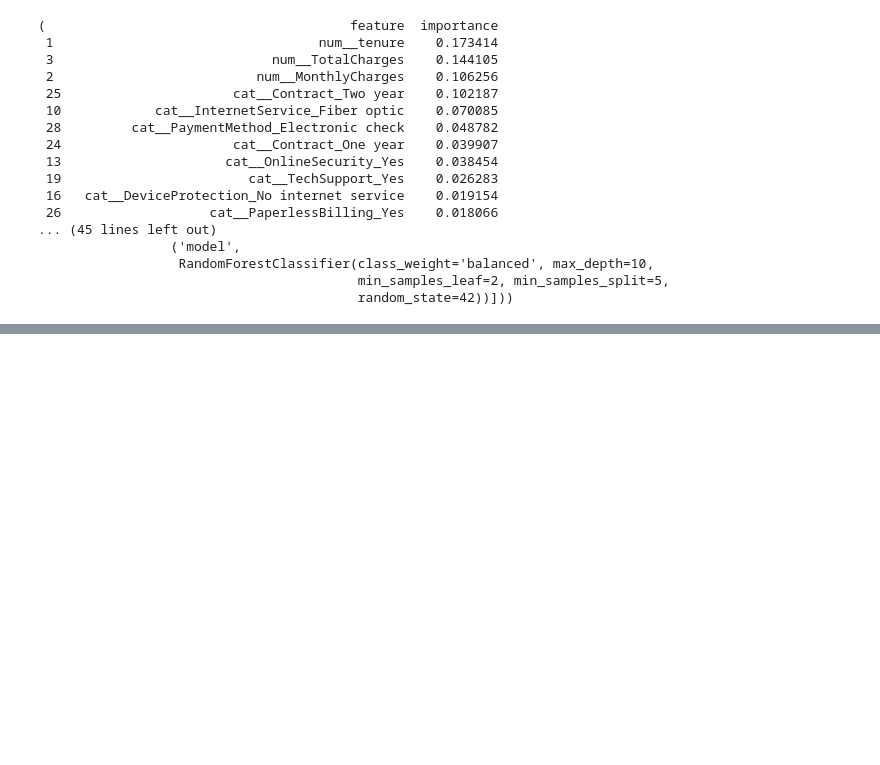
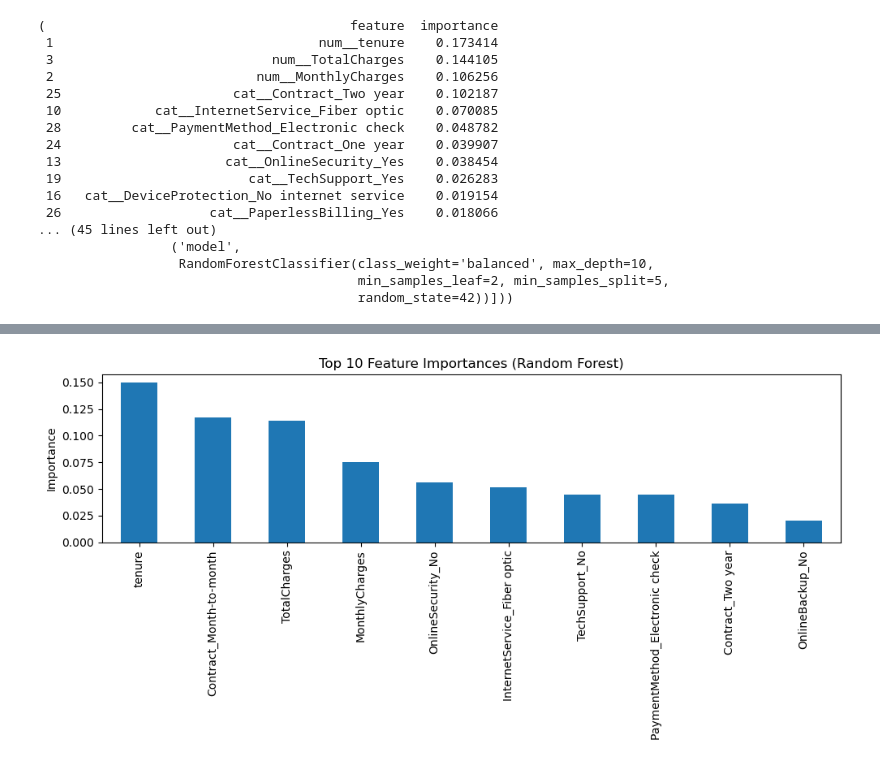
Before and after one commit to hhnguyen72/customers_churn, a Jupyter notebook: assignment.ipynb, the cells around one changed output, grey strips where cells are left out. Cells and saved outputs as stored; diff of their text form; code cells hidden in the pictures; blank space fills up the shorter version.

```diff
--- a/assignment.ipynb
+++ b/assignment.ipynb
@@ -358,3 +334,96 @@ weighted avg       0.80      0.77      0.78      1409
                   RandomForestClassifier(class_weight='balanced', max_depth=10,
                                          min_samples_leaf=2, min_samples_split=5,
                                          random_state=42))]))
+# %%
+df = pd.read_csv("data/anon_cust_data.csv")
+# Drop ID-like column
+if "Unnamed: 0" in df.columns:
+    df = df.drop(columns="Unnamed: 0")
+# Make TotalCharges numeric
+df["TotalCharges"] = pd.to_numeric(df["TotalCharges"], errors="coerce")
+# Drop rows with missing TotalCharges (simple and usually safe for this dataset)
+df = df.dropna(subset=["TotalCharges"])
+# Make object columns into string dtype (for OneHotEncoder)
+df = df.astype({col: "string" for col in df.select_dtypes(include="object").columns})
+print("Data shape after cleaning:", df.shape)
+print(df["Churn"].value_counts())
+
+# ================== SPLIT FEATURES / TARGET ==================
+X = df.drop(columns="Churn")
+y = df["Churn"]   # labels: "Yes" or "No"
+X_train, X_test, y_train, y_test = train_test_split(
+    X, y, test_size=0.2, random_state=42, stratify=y
+)
+# ================== PREPROCESSING ==================
+numeric_features = X.select_dtypes(include=["int64", "float64"]).columns.tolist()
+categorical_features = X.select_dtypes(exclude=["int64", "float64"]).columns.tolist()
+numeric_transformer = Pipeline(steps=[
+    ("imputer", SimpleImputer(strategy="mean")),
+    ("scaler", StandardScaler())
+])
+categorical_transformer = Pipeline(steps=[
+    ("onehot", OneHotEncoder(sparse_output=False, handle_unknown="ignore"))
+])
+preprocessor = ColumnTransformer(
+    transformers=[
+        ("num", numeric_transformer, numeric_features),
+        ("cat", categorical_transformer, categorical_features),
+    ]
+)
+# ================== RANDOM FOREST + GRID SEARCH ==================
+rf_base = RandomForestClassifier(random_state=42, n_jobs=-1)
+model_pipeline = Pipeline(steps=[
+    ("preprocess", preprocessor),
+    ("model", rf_base),
+])
+param_grid = {
+    "model__n_estimators": [100, 200, 300],
+    "model__max_depth": [None, 5, 10, 20],
+    "model__min_samples_split": [2, 5, 10],
+    "model__min_samples_leaf": [1, 2, 4],
+    "model__max_features": ["sqrt", "log2"]
+}
+grid_search = GridSearchCV(
+    model_pipeline,
+    param_grid=param_grid,
+    cv=5,
+    scoring="accuracy",
+    n_jobs=-1,
+    verbose=1
+)
+print("\nFitting GridSearchCV... (this can take a bit)")
+grid_search.fit(X_train, y_train)
+print("\n===== BEST PARAMETERS (RandomForest) =====")
+print(grid_search.best_params_)
+best_model = grid_search.best_estimator_
+# ================== EVALUATE ON TEST SET ==================
+y_pred = best_model.predict(X_test)
+print("\n===== FINAL MODEL PERFORMANCE ON TEST SET =====")
+test_accuracy = accuracy_score(y_test, y_pred)
+print(f"Accuracy: {test_accuracy:.4f}")
+print("\nClassification Report:")
+print(classification_report(y_test, y_pred))
+# Confusion matrix (who stayed vs who churned)
+cm = confusion_matrix(y_test, y_pred, labels=["No", "Yes"])
+print("\nConfusion Matrix (rows=true, cols=predicted) [No, Yes]:")
+print(cm)
+# ================== FEATURE IMPORTANCE ==================
+rf_model = best_model.named_steps["model"]
+pre = best_model.named_steps["preprocess"]
+# Get one-hot-encoded feature names for categoricals
+ohe = pre.named_transformers_["cat"]["onehot"]
+cat_feature_names = ohe.get_feature_names_out(categorical_features)
+# Combine numeric + categorical names
+all_feature_names = np.concatenate([numeric_features, cat_feature_names])
+importances = pd.Series(rf_model.feature_importances_, index=all_feature_names)
+importances = importances.sort_values(ascending=False)
+print("\nTop 20 Most Important Features for Predicting Churn / Stay:")
+print(importances.head(20))
+# Optional: quick bar plot of top 10 features
+plt.figure(figsize=(10, 5))
+importances.head(10).plot(kind="bar")
+plt.title("Top 10 Feature Importances (Random Forest)")
+plt.ylabel("Importance")
+plt.tight_layout()
+plt.show()
+# %% [output]
@@ -360,0 +447 @@ weighted avg       0.80      0.77      0.78      1409
+[figure, added]
```
Also changed, not shown: parts of 4 cells of this notebook.
